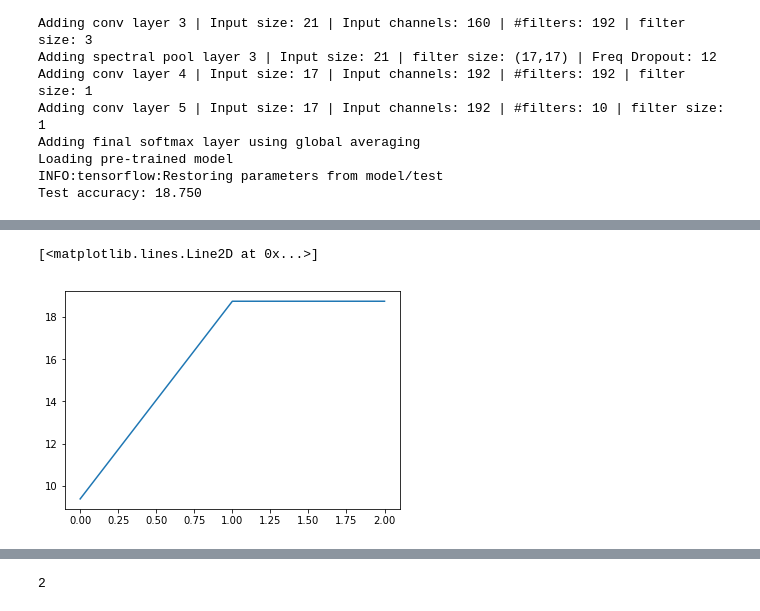
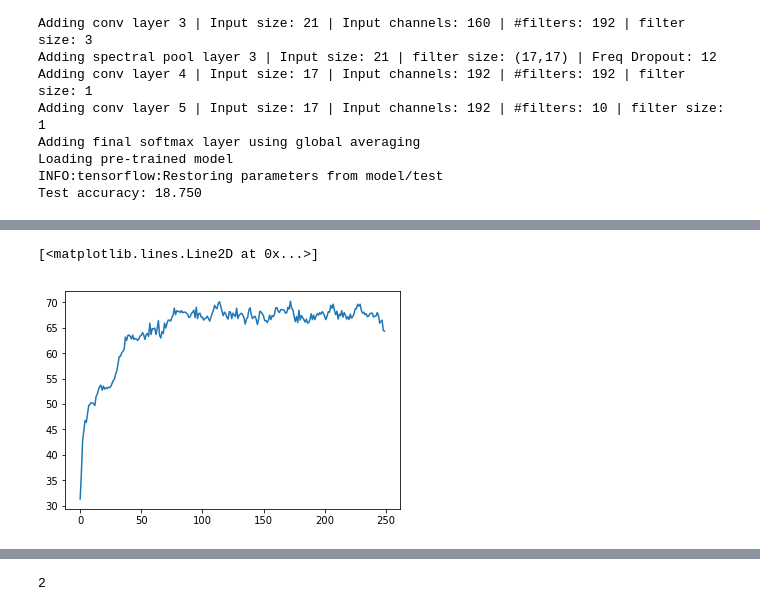
Before and after one commit to oracleofnj/spectral-repr-cnns, a Jupyter notebook: src/hcnw-spectral-pool.ipynb, the cells around one changed output, grey strips where cells are left out. Drawn from its saved outputs; the diff is of its cells as text; code cells hidden in the pictures.

```diff
--- a/src/hcnw-spectral-pool.ipynb
+++ b/src/hcnw-spectral-pool.ipynb
@@ -97,8 +97,8 @@ plt.plot(cnn.val_loss)
 # %%
-plt.plot(cnn.train_accuracy)
+plt.plot(cnn.val_accuracy)
 # %% [output]
 [<matplotlib.lines.Line2D at 0x...>]
-[figure, old version]
+[figure, new version]
 # %%
 # show the graph
 from modules.utils import show_graph
```
Also changed, not shown: parts of 3 cells of this notebook.
